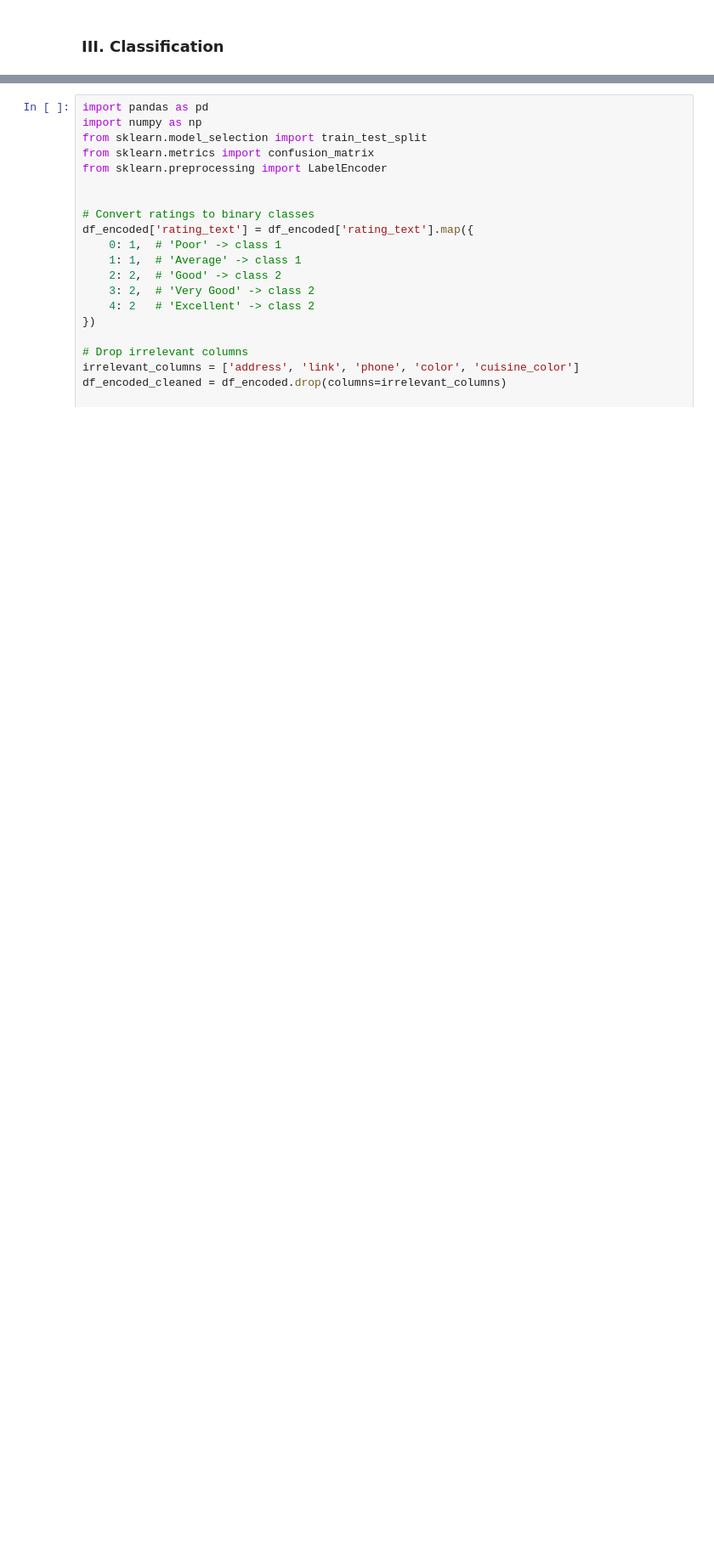
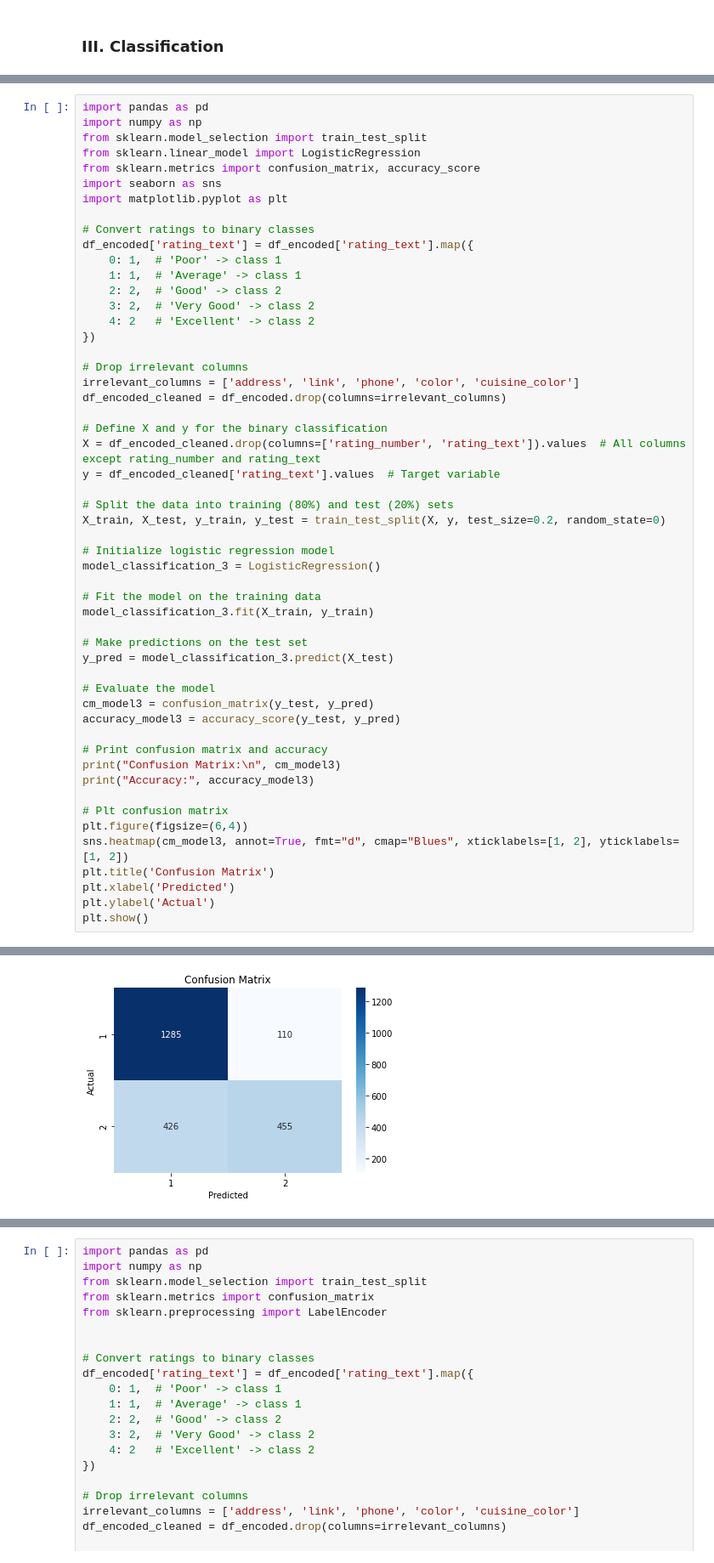
Before and after one commit to parmamento/zomato_restaurants_sydney, a Jupyter notebook: 3246782_Armamento_assignment1_PartB.ipynb, the cells around one changed output, grey strips where cells are left out. Shown at 85% size. Cells and saved outputs as stored; diff of their text form; blank space fills up the shorter version.

Commit message:
Updated Classification task

```diff
--- a/3246782_Armamento_assignment1_PartB.ipynb
+++ b/3246782_Armamento_assignment1_PartB.ipynb
@@ -385,0 +394,54 @@ The results show that both Model 1 and Model 2 achieved strong performance in pr
+# %%
+import pandas as pd
+import numpy as np
+from sklearn.model_selection import train_test_split
+from sklearn.linear_model import LogisticRegression
+from sklearn.metrics import confusion_matrix, accuracy_score
+import seaborn as sns
+import matplotlib.pyplot as plt
+
+# Convert ratings to binary classes
+df_encoded['rating_text'] = df_encoded['rating_text'].map({
+    0: 1,  # 'Poor' -> class 1
+    1: 1,  # 'Average' -> class 1
+    2: 2,  # 'Good' -> class 2
+    3: 2,  # 'Very Good' -> class 2
+    4: 2   # 'Excellent' -> class 2
+})
+
+# Drop irrelevant columns
+irrelevant_columns = ['address', 'link', 'phone', 'color', 'cuisine_color']
+df_encoded_cleaned = df_encoded.drop(columns=irrelevant_columns)
+
+# Define X and y for the binary classification
+X = df_encoded_cleaned.drop(columns=['rating_number', 'rating_text']).values  # All columns except rating_number and rating_text
+y = df_encoded_cleaned['rating_text'].values  # Target variable
+
+# Split the data into training (80%) and test (20%) sets
+X_train, X_test, y_train, y_test = train_test_split(X, y, test_size=0.2, random_state=0)
+
+# Initialize logistic regression model
+model_classification_3 = LogisticRegression()
+
+# Fit the model on the training data
+model_classification_3.fit(X_train, y_train)
+
+# Make predictions on the test set
+y_pred = model_classification_3.predict(X_test)
+
+# Evaluate the model
+cm_model3 = confusion_matrix(y_test, y_pred)
+accuracy_model3 = accuracy_score(y_test, y_pred)
+
+# Print confusion matrix and accuracy
+print("Confusion Matrix:\n", cm_model3)
+print("Accuracy:", accuracy_model3)
+
+# Plt confusion matrix
+plt.figure(figsize=(6,4))
+sns.heatmap(cm_model3, annot=True, fmt="d", cmap="Blues", xticklabels=[1, 2], yticklabels=[1, 2])
+plt.title('Confusion Matrix')
+plt.xlabel('Predicted')
+plt.ylabel('Actual')
+plt.show()
+# %% [output]
@@ -385,0 +459 @@ The results show that both Model 1 and Model 2 achieved strong performance in pr
+[figure, added]
```
Also changed, not shown: parts of 9 cells of this notebook.
